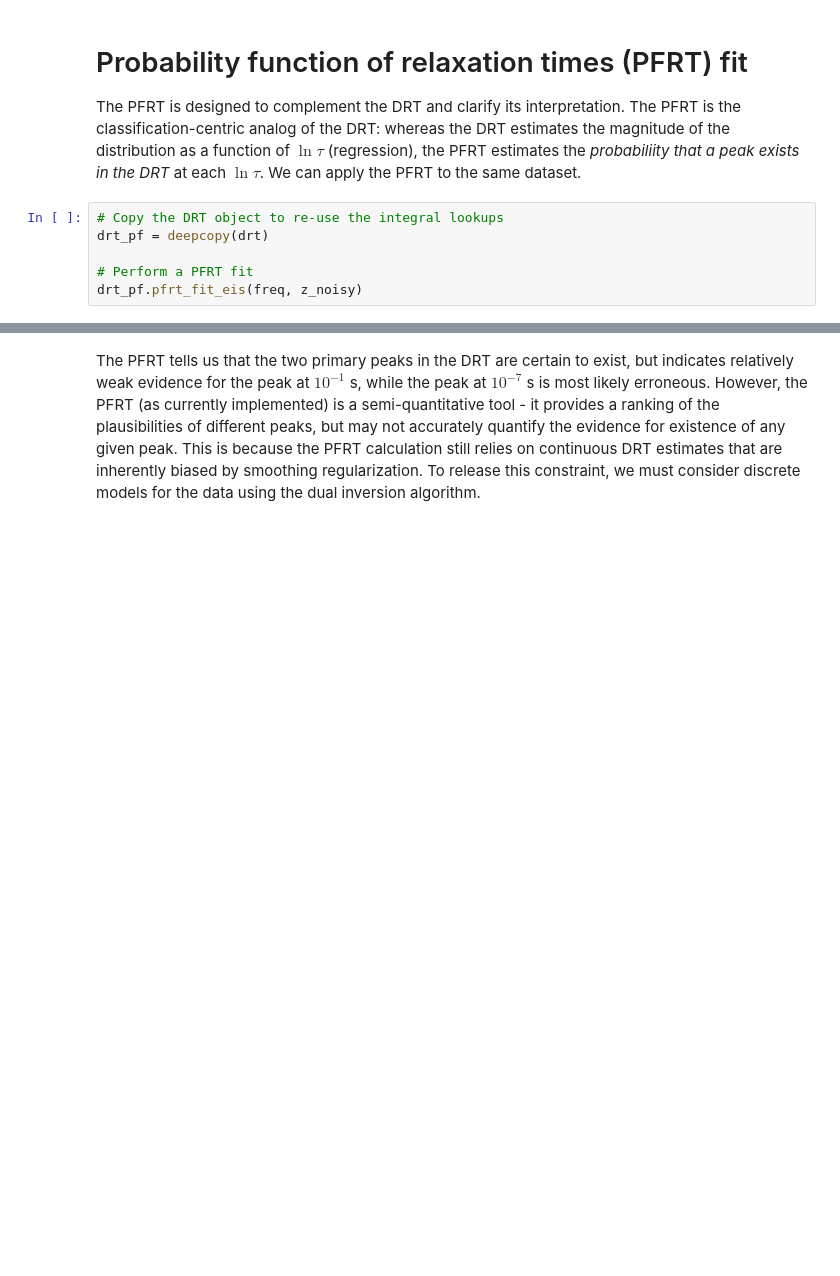
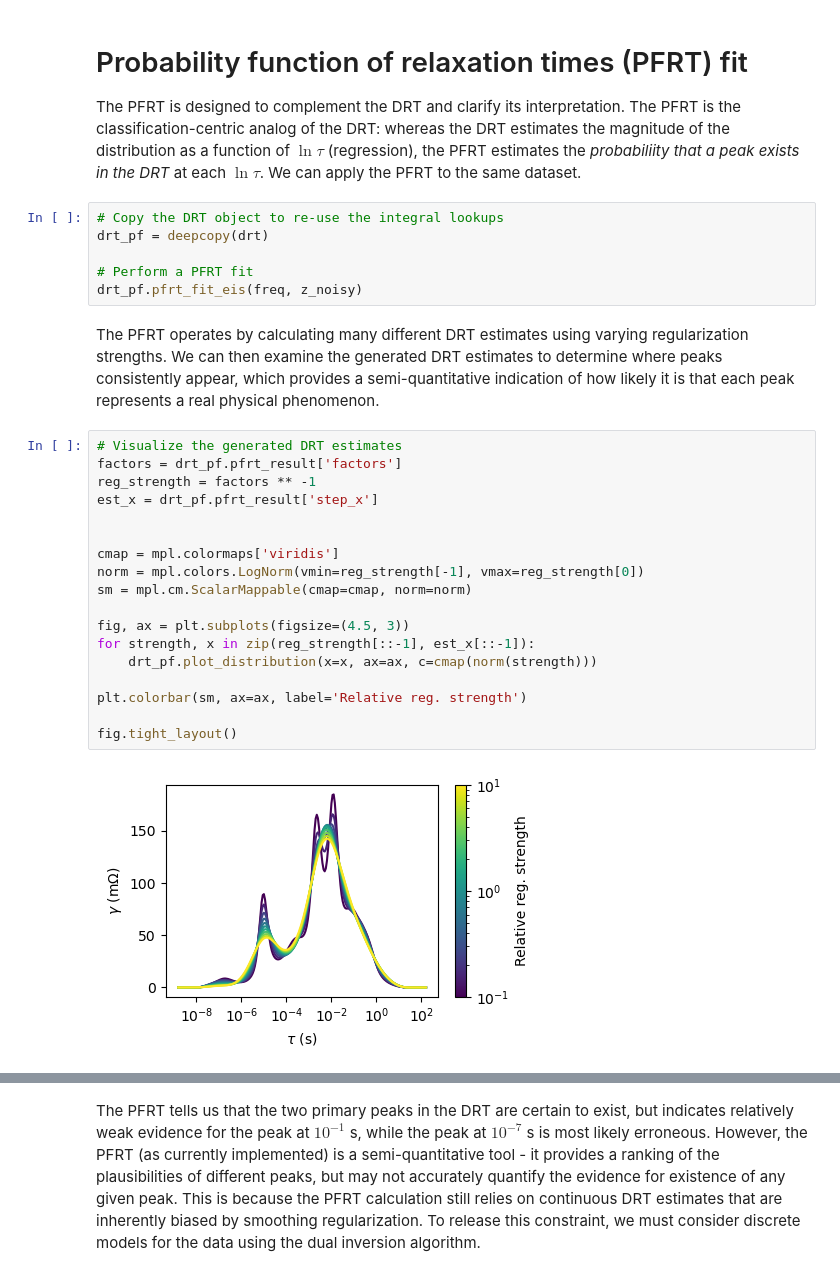
Before and after one commit to jdhuang-csm/hybrid-drt, a Jupyter notebook: tutorials/Fitting EIS data.ipynb, the cells around one changed output, grey strips where cells are left out. Cells and saved outputs as stored; diff of their text form; blank space fills up the shorter version.

Commit message:
Add PFRT visualization

```diff
--- a/tutorials/Fitting EIS data.ipynb
+++ b/tutorials/Fitting EIS data.ipynb
@@ -136,6 +137,28 @@ drt_pf = deepcopy(drt)
 
 # Perform a PFRT fit
 drt_pf.pfrt_fit_eis(freq, z_noisy)
+# %% [markdown]
+The PFRT operates by calculating many different DRT estimates using varying regularization strengths. We can then examine the generated DRT estimates to determine where peaks consistently appear, which provides a semi-quantitative indication of how likely it is that each peak represents a real physical phenomenon.
+# %%
+# Visualize the generated DRT estimates
+factors = drt_pf.pfrt_result['factors']
+reg_strength = factors ** -1
+est_x = drt_pf.pfrt_result['step_x']
+
+
+cmap = mpl.colormaps['viridis']
+norm = mpl.colors.LogNorm(vmin=reg_strength[-1], vmax=reg_strength[0])
+sm = mpl.cm.ScalarMappable(cmap=cmap, norm=norm)
+
+fig, ax = plt.subplots(figsize=(4.5, 3))
+for strength, x in zip(reg_strength[::-1], est_x[::-1]):
+    drt_pf.plot_distribution(x=x, ax=ax, c=cmap(norm(strength)))
+
+plt.colorbar(sm, ax=ax, label='Relative reg. strength')
+
+fig.tight_layout()
+# %% [output]
+[figure, added]
 # %%
 # Calculate the PFRT from the fit results
 pf = drt_pf.predict_pfrt(tau_plot)
```
Also changed, not shown: parts of 10 cells of this notebook.
